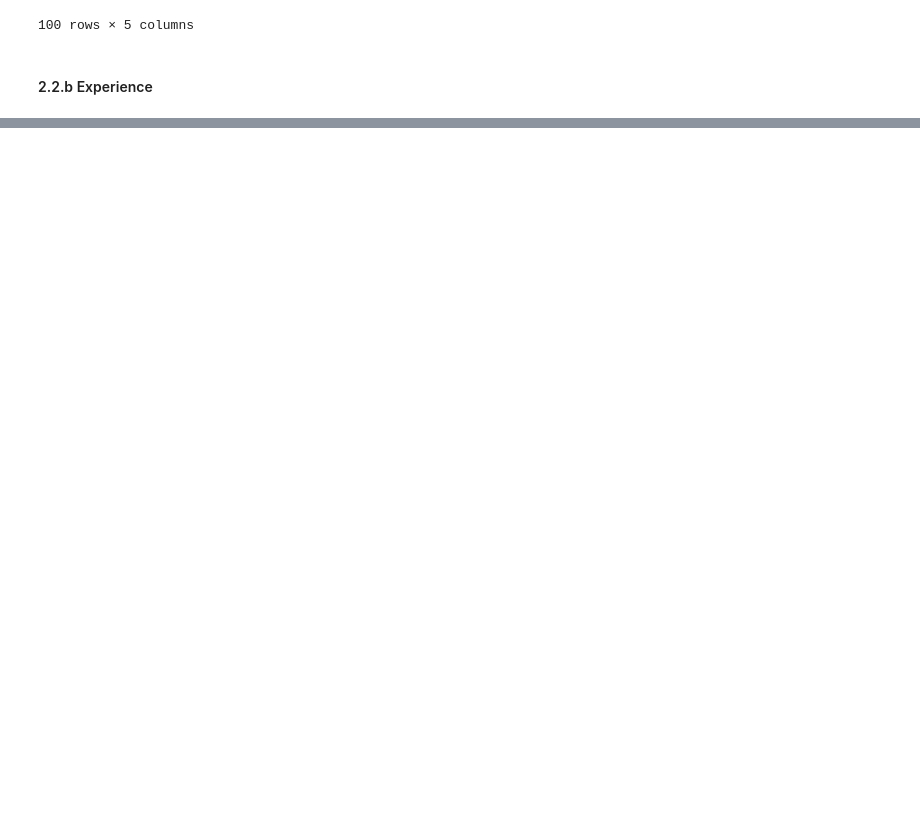
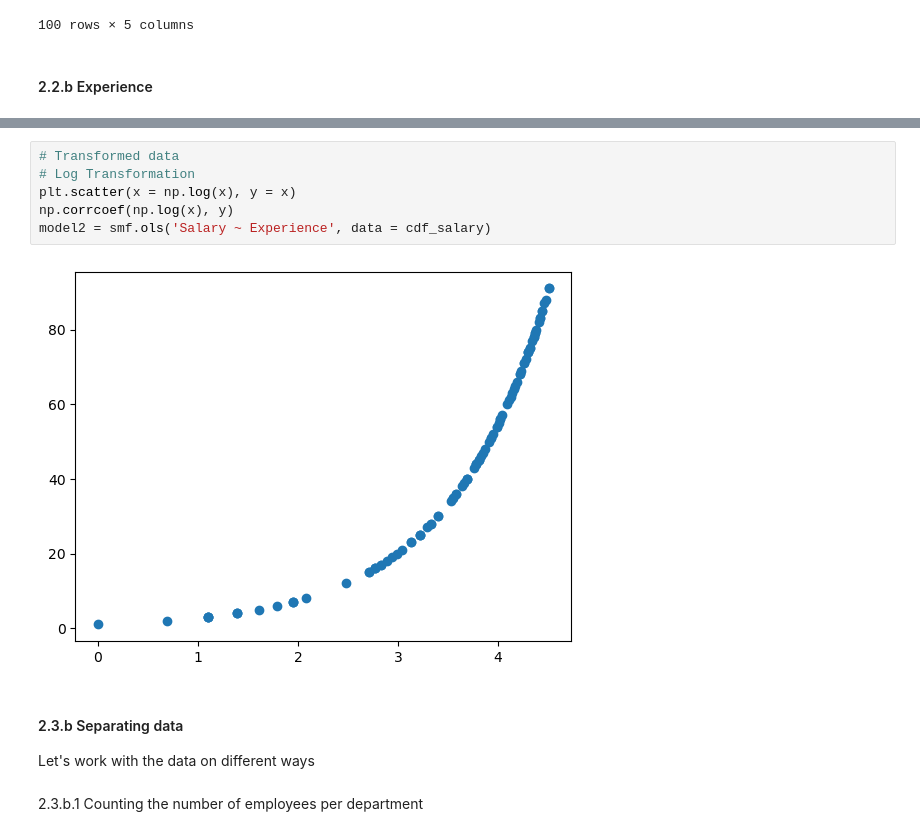
Before and after one commit to nachogalasso/da_python, a Jupyter notebook: hr_analytics/colacho_salaries.ipynb, the cells around one changed output, grey strips where cells are left out. Saved outputs shown, nothing was run; the diff lists cells and outputs as text; blank space fills up the shorter version.

```diff
--- a/hr_analytics/colacho_salaries.ipynb
+++ b/hr_analytics/colacho_salaries.ipynb
@@ -118,0 +212,14 @@ cdf_salary
+# %%
+# Transformed data
+# Log Transformation
+plt.scatter(x = np.log(x), y = x)
+np.corrcoef(np.log(x), y)
+model2 = smf.ols('Salary ~ Experience', data = cdf_salary)
+# %% [output]
+[figure, added]
+# %% [markdown]
+#### 2.3.b Separating data
+
+Let's work with the data on different ways
+# %% [markdown]
+2.3.b.1 Counting the number of employees per department
```
Also changed, not shown: parts of 22 cells of this notebook, 1 other file.
